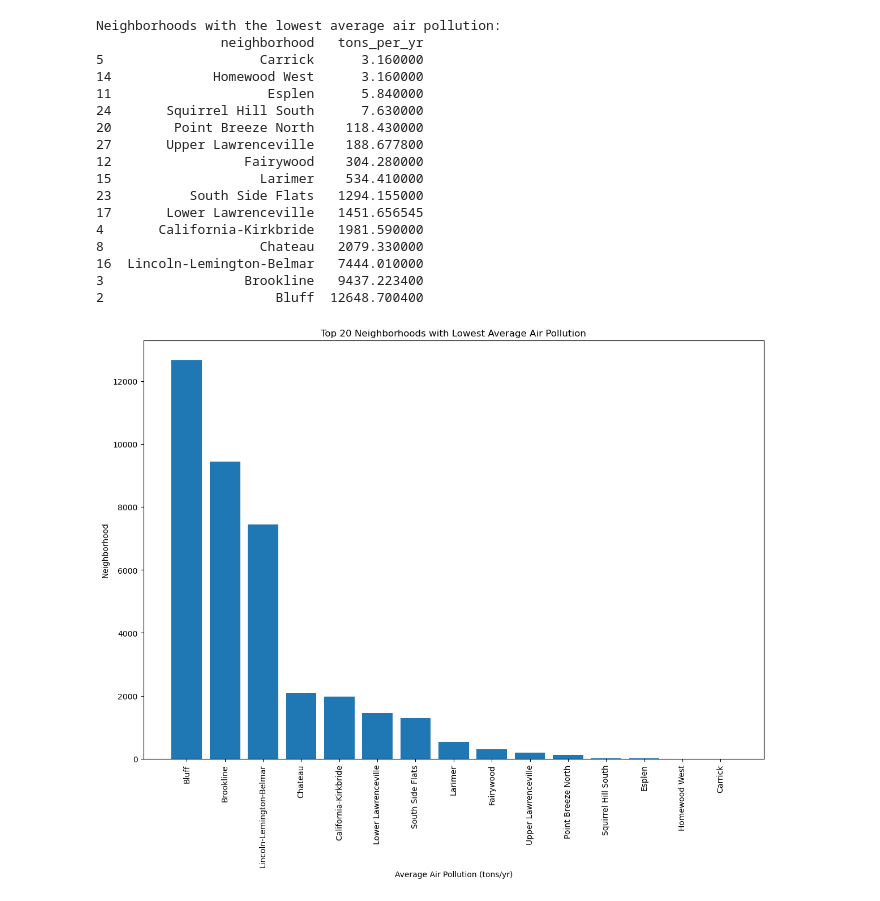
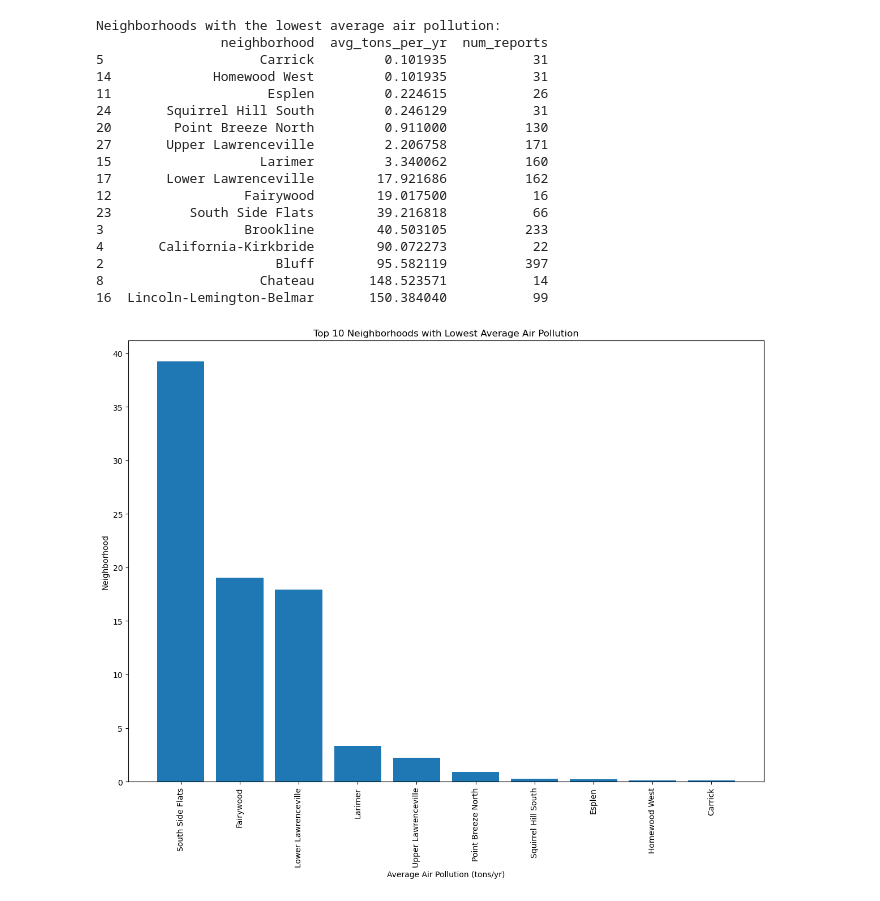
Before and after one commit to MasonKaing/best-neighborhood, a Jupyter notebook: AirPollutionMetric.ipynb, the cells around one changed output. Cells and saved outputs as stored; diff of their text form; code cells hidden in the pictures.

Commit message:
Worked on BestNeighborhood and changed around AirPollutionMetric

```diff
--- a/AirPollutionMetric.ipynb
+++ b/AirPollutionMetric.ipynb
@@ -5,53 +5,52 @@ import fpsnippets
 
 df = pd.read_csv('AQEData.csv')
 
-location_pollution = df.groupby(['lat', 'lon'])['tons_per_yr'].sum().reset_index()
-
-location_pollution['neighborhood'] = location_pollution.apply(
+df['neighborhood'] = df.apply(
     lambda row: fpsnippets.geo_to_neighborhood(row['lat'], row['lon']),
     axis=1
 )
 
-neighborhood_avg_pollution = location_pollution.groupby('neighborhood')['tons_per_yr'].mean().reset_index()
+neighborhood_stats = df.groupby('neighborhood').agg({
+    'tons_per_yr': 'mean',
+    'lat': 'count'
+}).reset_index()
 
-neighborhood_avg_pollution_sorted = neighborhood_avg_pollution.sort_values(by='tons_per_yr', ascending=True)
+neighborhood_stats.columns = ['neighborhood', 'avg_tons_per_yr', 'num_reports']
+
+neighborhood_stats_sorted = neighborhood_stats.sort_values(by='avg_tons_per_yr', ascending=True)
 
 print("Neighborhoods with the lowest average air pollution:")
-print(neighborhood_avg_pollution_sorted.head(15))
+print(neighborhood_stats_sorted.head(15))
 # %% [output]
 Neighborhoods with the lowest average air pollution:
-                neighborhood   tons_per_yr
-5                    Carrick      3.160000
-14             Homewood West      3.160000
-11                    Esplen      5.840000
-24       Squirrel Hill South      7.630000
-20        Point Breeze North    118.430000
-27       Upper Lawrenceville    188.677800
-12                 Fairywood    304.280000
-15                   Larimer    534.410000
-23          South Side Flats   1294.155000
-17       Lower Lawrenceville   1451.656545
-4       California-Kirkbride   1981.590000
-8                    Chateau   2079.330000
-16  Lincoln-Lemington-Belmar   7444.010000
-3                  Brookline   9437.223400
-2                      Bluff  12648.700400
+                neighborhood  avg_tons_per_yr  num_reports
+5                    Carrick         0.101935           31
+14             Homewood West         0.101935           31
+11                    Esplen         0.224615           26
+24       Squirrel Hill South         0.246129           31
+20        Point Breeze North         0.911000          130
+27       Upper Lawrenceville         2.206758          171
+15                   Larimer         3.340062          160
+17       Lower Lawrenceville        17.921686          162
+12                 Fairywood        19.017500           16
+23          South Side Flats        39.216818           66
+3                  Brookline        40.503105          233
+4       California-Kirkbride        90.072273           22
+2                      Bluff        95.582119          397
+8                    Chateau       148.523571           14
+16  Lincoln-Lemington-Belmar       150.384040           99
 # %%
-top_20_lowest = neighborhood_avg_pollution_sorted.head(15)
-
+top_15_lowest = neighborhood_stats_sorted.head(10)
 plt.figure(figsize=(12, 10))
 plt.bar(
-    top_20_lowest['neighborhood'].iloc[::-1],
-    top_20_lowest['tons_per_yr'].iloc[::-1]
+    top_15_lowest['neighborhood'].iloc[::-1],
+    top_15_lowest['avg_tons_per_yr'].iloc[::-1]
 )
-
 plt.xlabel('Average Air Pollution (tons/yr)')
 plt.ylabel('Neighborhood')
-plt.title('Top 20 Neighborhoods with Lowest Average Air Pollution')
-
+plt.title('Top 10 Neighborhoods with Lowest Average Air Pollution')
 plt.xticks(rotation=90)
 plt.tight_layout()
-
 plt.show()
 # %% [output]
-[figure, old version]
+[figure, new version]
```
Also changed, not shown: 3 other files.
